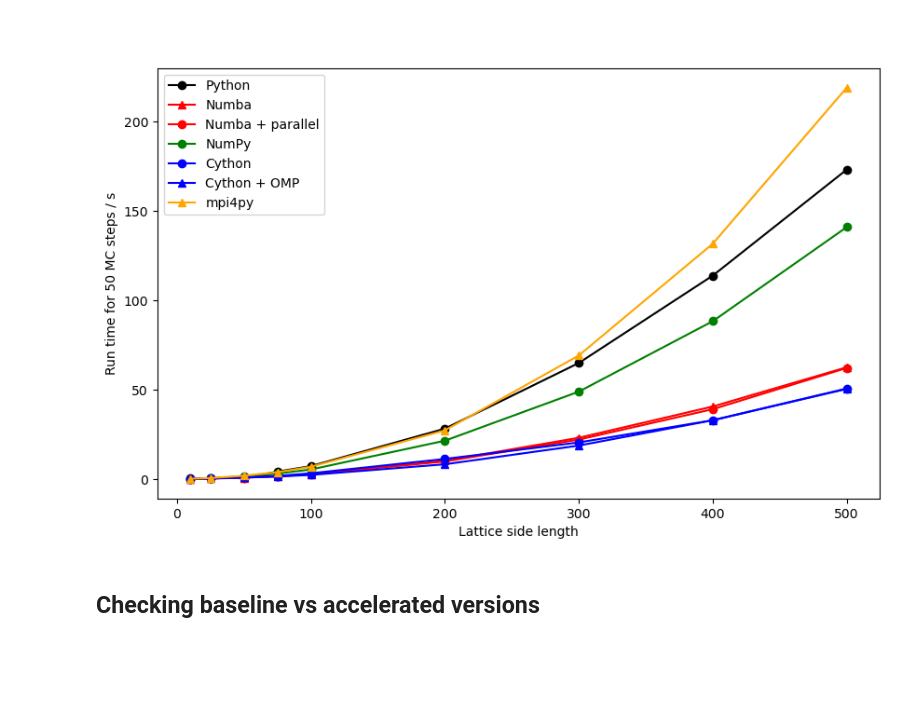
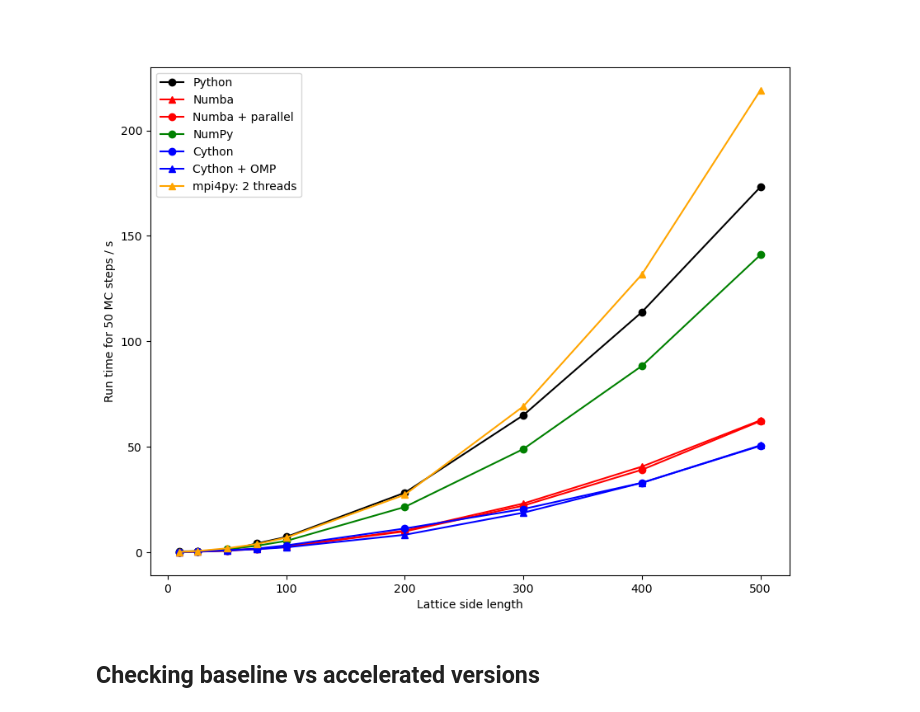
Before and after one commit to summerz04/LebwohlLasher, a Jupyter notebook: LebwohlLasher_Plotting.ipynb, the cells around one changed output. Saved outputs shown, nothing was run; the diff lists cells and outputs as text; code cells hidden in the pictures; blank space fills up the shorter version.

Commit message:
Plotting validation plots

```diff
--- a/LebwohlLasher_Plotting.ipynb
+++ b/LebwohlLasher_Plotting.ipynb
@@ -82,7 +82,7 @@ def extract_size_and_time(filename):
     return size, runtime
 # %%
 import matplotlib.pyplot as plt
-fig, ax = plt.subplots(figsize=(10,6))
+fig, ax = plt.subplots(figsize=(10,8))
 sizes = [10, 25, 50, 75, 100, 200, 300, 400, 500]
 ## ============================== plotting baseline timings =================================##
 sizes = []
@@ -228,35 +228,35 @@ mpi_files = [
     "timings/scalings/mpi_100.txt",
     "timings/scalings/mpi_200.txt",
     "timings/scalings/mpi_300.txt",
     "timings/scalings/mpi_400.txt",
     "timings/scalings/mpi_500.txt",
 ]
 
 sizes = []
 mpi_times = []
 
 for f in mpi_files:
     L, t = extract_size_and_time(f)
     sizes.append(L)
     mpi_times.append(t)
 
 
 
 ax.plot(sizes, base_times, marker="o", color='black', label='Python')
 ax.plot(sizes, numba_times, marker="^", color='red', label='Numba')
 ax.plot(sizes, numba_p_times, marker="o", color='red', label='Numba + parallel')
 ax.plot(sizes, numpy_times, marker="o", color='green', label='NumPy')
 ax.plot(sizes, c_times, marker="o", color='blue', label='Cython')
 ax.plot(sizes, c_omp_times, marker="^", color='blue', label='Cython + OMP')
-ax.plot(sizes, mpi_times, marker="^", color='orange', label='mpi4py')
+ax.plot(sizes, mpi_times, marker="^", color='orange', label='mpi4py: 2 threads')
 
 ax.set_xlabel("Lattice side length")
 ax.set_ylabel("Run time for 50 MC steps / s")
 
 ax.legend()
 plt.show()
 # %% [output]
-[figure, old version]
+[figure, new version]
 # %%
 # plotting time scalings
 
```
Also changed, not shown: parts of 5 cells of this notebook.
